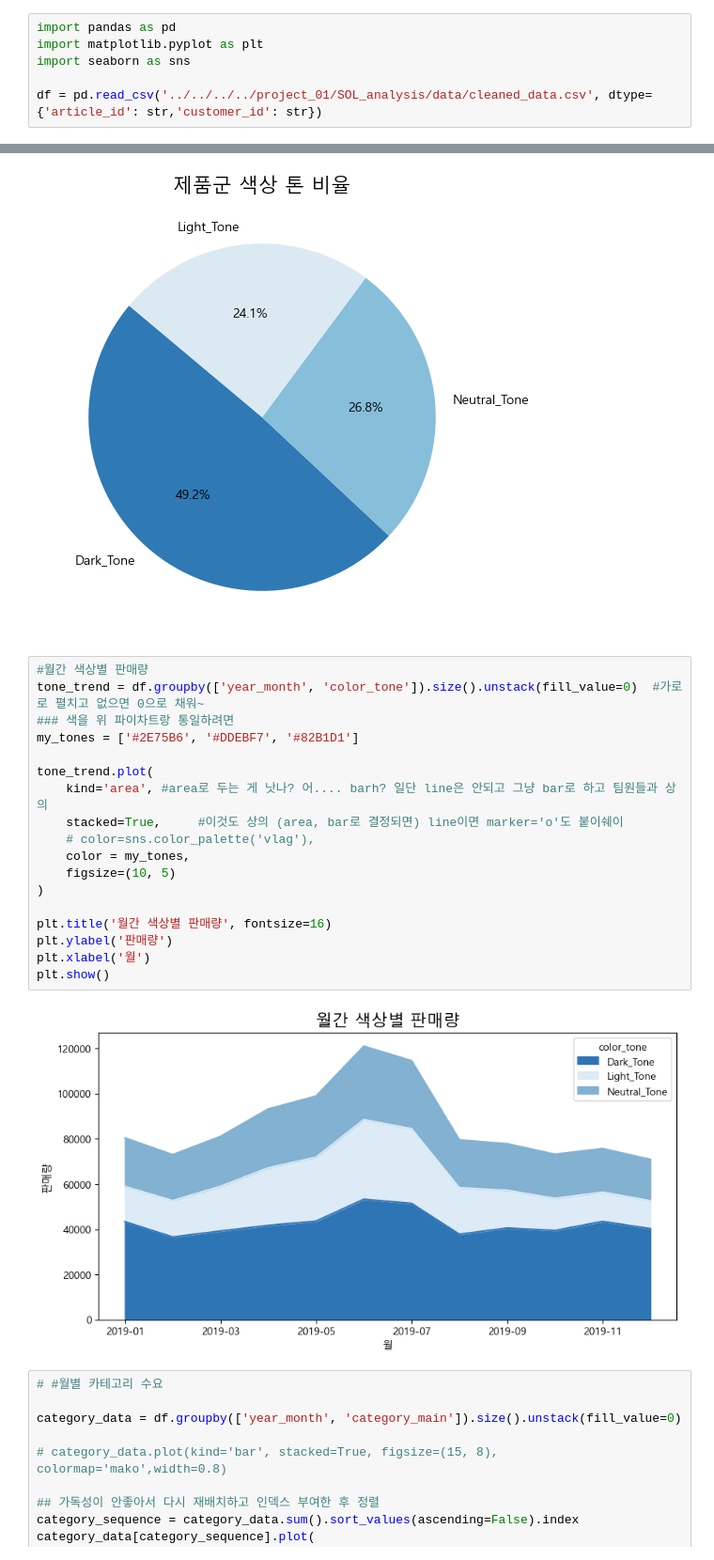
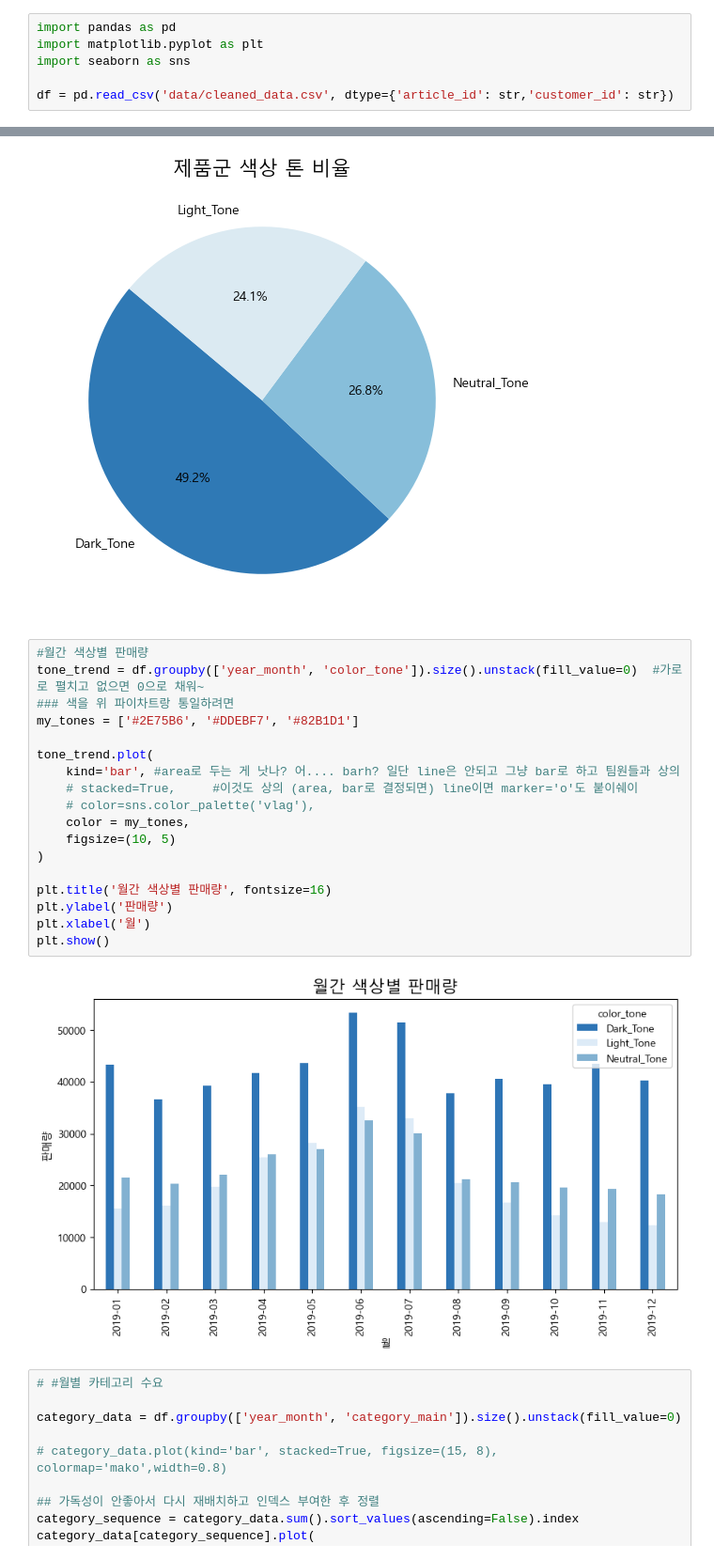
Before and after one commit to yoohengu/cross-gen-biz-analysis, a Jupyter notebook: notebooks/data_viz/arts/articles_code_collection.ipynb, the cells around one changed output, grey strips where cells are left out. Shown at 94% size. Drawn from its saved outputs; the diff is of its cells as text.

Commit message:
first project complete Ver

```diff
--- a/notebooks/data_viz/art/articles_code_collection.ipynb
+++ b/notebooks/data_viz/arts/articles_code_collection.ipynb
@@ -3,5 +3,5 @@ import pandas as pd
 import matplotlib.pyplot as plt
 import seaborn as sns
 
-df = pd.read_csv('../../../../project_01/SOL_analysis/data/cleaned_data.csv', dtype={'article_id': str,'customer_id': str})
+df = pd.read_csv('data/cleaned_data.csv', dtype={'article_id': str,'customer_id': str})
 # %%
@@ -154,23 +154,23 @@ plt.show()
 # %%
 #월간 색상별 판매량
 tone_trend = df.groupby(['year_month', 'color_tone']).size().unstack(fill_value=0)  #가로로 펼치고 없으면 0으로 채워~
 ### 색을 위 파이차트랑 통일하려면
 my_tones = ['#2E75B6', '#DDEBF7', '#82B1D1']
 
 tone_trend.plot(
-    kind='area', #area로 두는 게 낫나? 어.... barh? 일단 line은 안되고 그냥 bar로 하고 팀원들과 상의
-    stacked=True,     #이것도 상의 (area, bar로 결정되면) line이면 marker='o'도 붙이쉐이
+    kind='bar', #area로 두는 게 낫나? 어.... barh? 일단 line은 안되고 그냥 bar로 하고 팀원들과 상의
+    # stacked=True,     #이것도 상의 (area, bar로 결정되면) line이면 marker='o'도 붙이쉐이
     # color=sns.color_palette('vlag'),
     color = my_tones,
     figsize=(10, 5)
 )
 
 plt.title('월간 색상별 판매량', fontsize=16)
 plt.ylabel('판매량')
 plt.xlabel('월')
 plt.show()
 # %% [output]
-[figure, old version]
+[figure, new version]
 # %%
 # #월별 카테고리 수요
 
```
Also changed, not shown: parts of 2 cells of this notebook, 6 other files.
